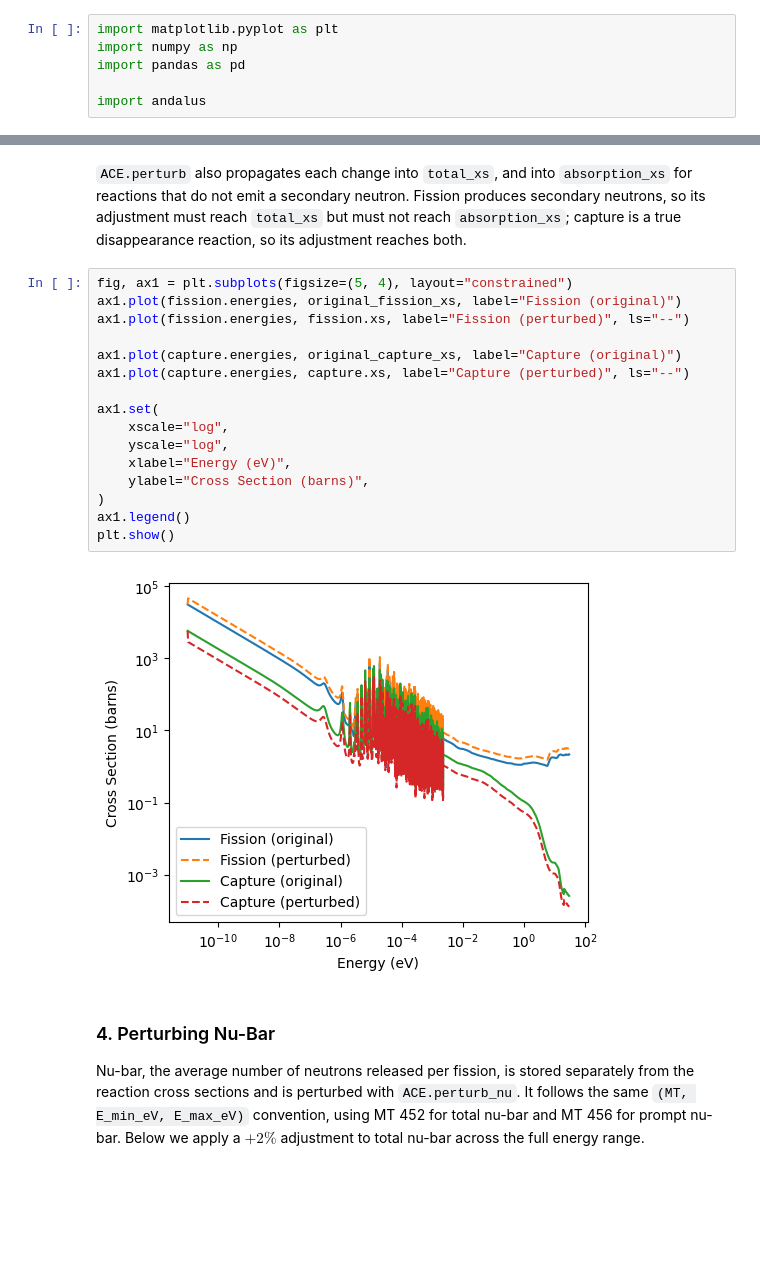
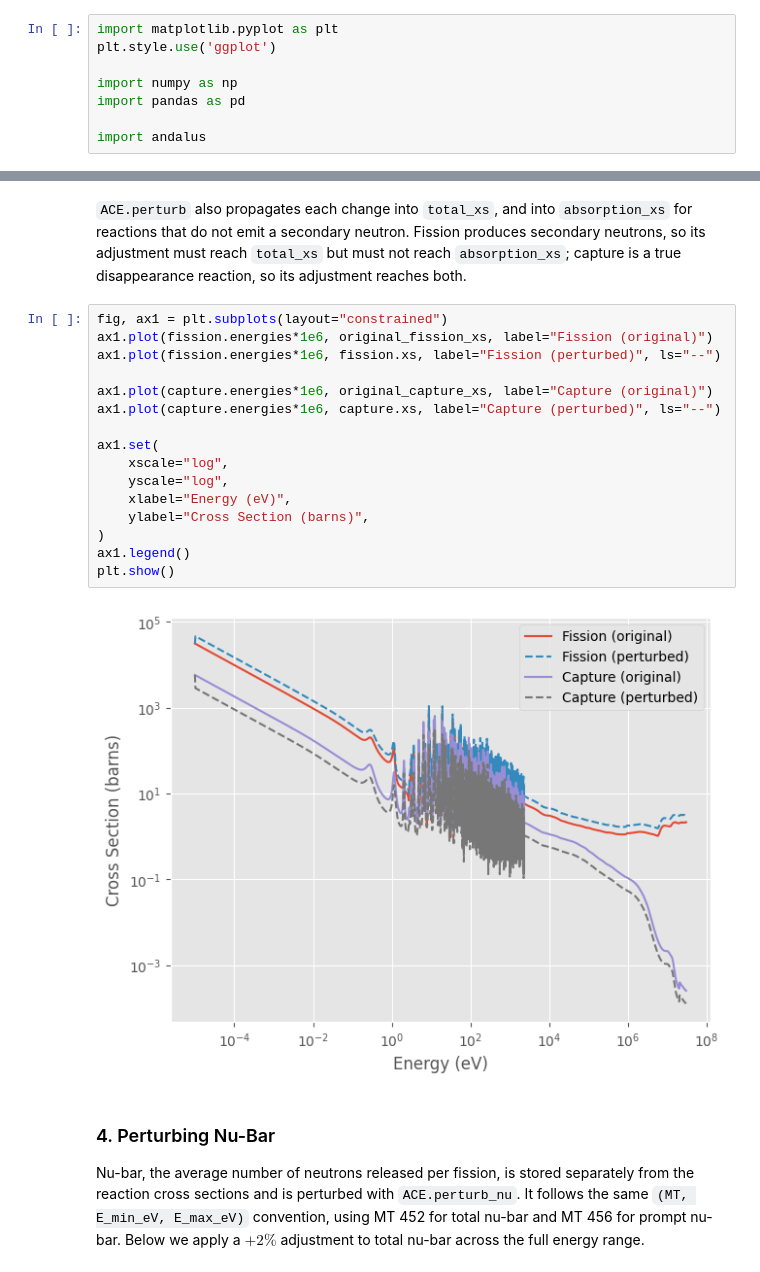
Before and after one commit to daan1392/andalus, a Jupyter notebook: examples/ace_perturbation.ipynb, the cells around one changed output, grey strips where cells are left out. Saved outputs shown, nothing was run; the diff lists cells and outputs as text; blank space fills up the shorter version.

```diff
--- a/examples/ace_perturbation.ipynb
+++ b/examples/ace_perturbation.ipynb
@@ -10,6 +10,8 @@ Isotope:
 We import `andalus` for the `ACE` class, `pandas` to build the adjustment series, `numpy` for array comparisons, and `matplotlib` for visualization.
 # %%
 import matplotlib.pyplot as plt
+plt.style.use('ggplot')
+
 import numpy as np
 import pandas as pd
 
@@ -82,23 +84,23 @@ ace.perturb(xs_adjustment)
 # %% [markdown]
 `ACE.perturb` also propagates each change into `total_xs`, and into `absorption_xs` for reactions that do not emit a secondary neutron. Fission produces secondary neutrons, so its adjustment must reach `total_xs` but must not reach `absorption_xs`; capture is a true disappearance reaction, so its adjustment reaches both.
 # %%
-fig, ax1 = plt.subplots(figsize=(5, 4), layout="constrained")
-ax1.plot(fission.energies, original_fission_xs, label="Fission (original)")
-ax1.plot(fission.energies, fission.xs, label="Fission (perturbed)", ls="--")
+fig, ax1 = plt.subplots(layout="constrained")
+ax1.plot(fission.energies*1e6, original_fission_xs, label="Fission (original)")
+ax1.plot(fission.energies*1e6, fission.xs, label="Fission (perturbed)", ls="--")
 
-ax1.plot(capture.energies, original_capture_xs, label="Capture (original)")
-ax1.plot(capture.energies, capture.xs, label="Capture (perturbed)", ls="--")
+ax1.plot(capture.energies*1e6, original_capture_xs, label="Capture (original)")
+ax1.plot(capture.energies*1e6, capture.xs, label="Capture (perturbed)", ls="--")
 
 ax1.set(
     xscale="log",
     yscale="log",
     xlabel="Energy (eV)",
     ylabel="Cross Section (barns)",
 )
 ax1.legend()
 plt.show()
 # %% [output]
-[figure, old version]
+[figure, new version]
 # %% [markdown]
 ### 4. Perturbing Nu-Bar
 Nu-bar, the average number of neutrons released per fission, is stored separately from the reaction cross sections and is perturbed with `ACE.perturb_nu`. It follows the same `(MT, E_min_eV, E_max_eV)` convention, using MT 452 for total nu-bar and MT 456 for prompt nu-bar. Below we apply a $+2\%$ adjustment to total nu-bar across the full energy range.
```
Also changed, not shown: parts of 3 cells of this notebook, 7 other files.
